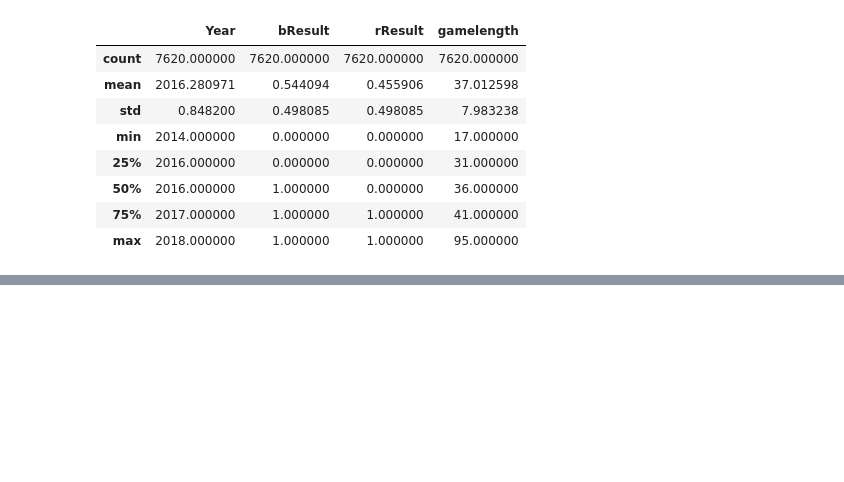
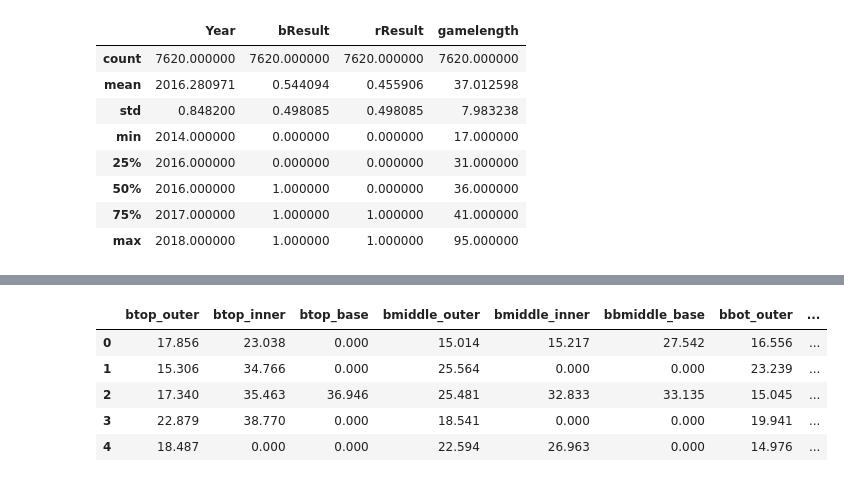
Before and after one commit to JECBello/Springboard, a Jupyter notebook: Capstone 1 - League of Legends/Data Wrangling/data_wrangling.ipynb, the cells around one changed output, grey strips where cells are left out. Saved outputs shown, nothing was run; the diff lists cells and outputs as text; code cells hidden in the pictures; blank space fills up the shorter version.

```diff
--- a/Capstone 1 - League of Legends/Data Wrangling/data_wrangling.ipynb
+++ b/Capstone 1 - League of Legends/Data Wrangling/data_wrangling.ipynb
@@ -290,0 +335,10 @@ memory usage: 44.2 MB
+# %%
+league_df[['btop_outer', 'btop_inner', 'btop_base', 'bmiddle_outer', 'bmiddle_inner', 'bbmiddle_base', 'bbot_outer', 'bbot_inner', 'bbot_base',
+           'rtop_outer', 'rtop_inner', 'rtop_base', 'rmiddle_outer', 'rmiddle_inner', 'rbmiddle_base', 'rbot_outer', 'rbot_inner', 'rbot_base']].head()
+# %% [output]
+|  | btop_outer | btop_inner | btop_base | bmiddle_outer | bmiddle_inner | bbmiddle_base | bbot_outer | ... |
+| 0 | 17.856 | 23.038 | 0.000 | 15.014 | 15.217 | 27.542 | 16.556 | ... |
+| 1 | 15.306 | 34.766 | 0.000 | 25.564 | 0.000 | 0.000 | 23.239 | ... |
+| 2 | 17.340 | 35.463 | 36.946 | 25.481 | 32.833 | 33.135 | 15.045 | ... |
+| 3 | 22.879 | 38.770 | 0.000 | 18.541 | 0.000 | 0.000 | 19.941 | ... |
+| 4 | 18.487 | 0.000 | 0.000 | 22.594 | 26.963 | 0.000 | 14.976 | ... |
```
Also changed, not shown: parts of 15 cells of this notebook, 11 other files.
